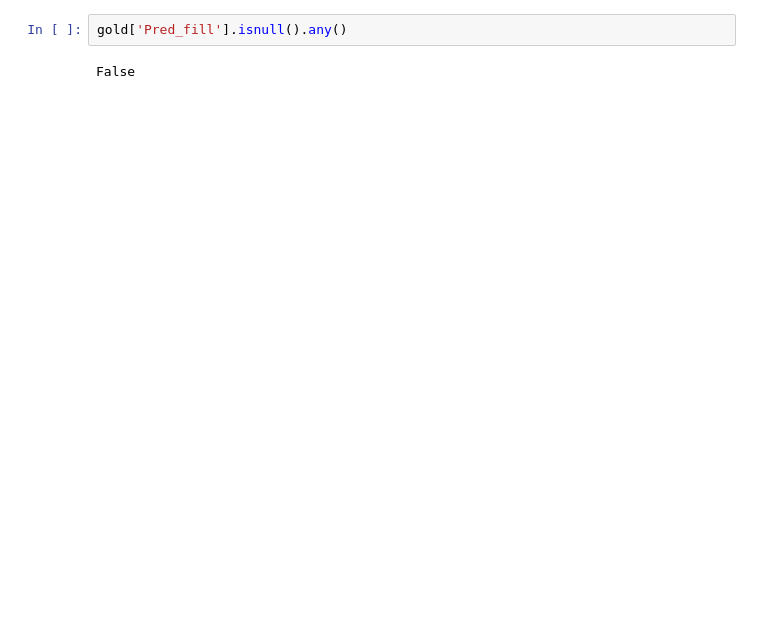
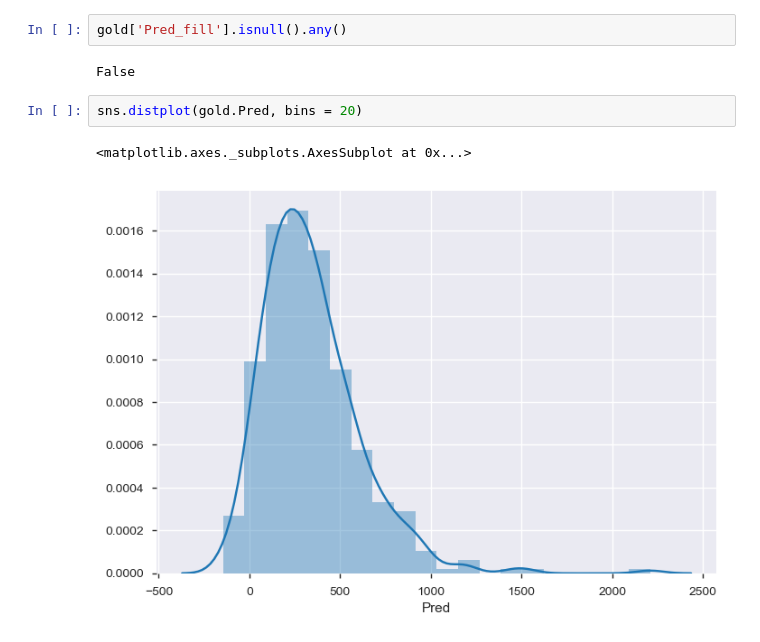
Before and after one commit to atkrish0/securitized-asset-analysis, a Jupyter notebook: 3 - Regression - Beta Calculation.ipynb, the cells around one changed output. Cells and saved outputs as stored; diff of their text form; blank space fills up the shorter version.

```diff
--- a/3 - Regression - Beta Calculation.ipynb
+++ b/3 - Regression - Beta Calculation.ipynb
@@ -230,3 +249,8 @@ gold.head()
 gold['Pred_fill'].isnull().any()
 # %% [output]
 False
+# %%
+sns.distplot(gold.Pred, bins = 20)
+# %% [output]
+<matplotlib.axes._subplots.AxesSubplot at 0x...>
+[figure, added]
```
Also changed, not shown: parts of 34 cells of this notebook.
